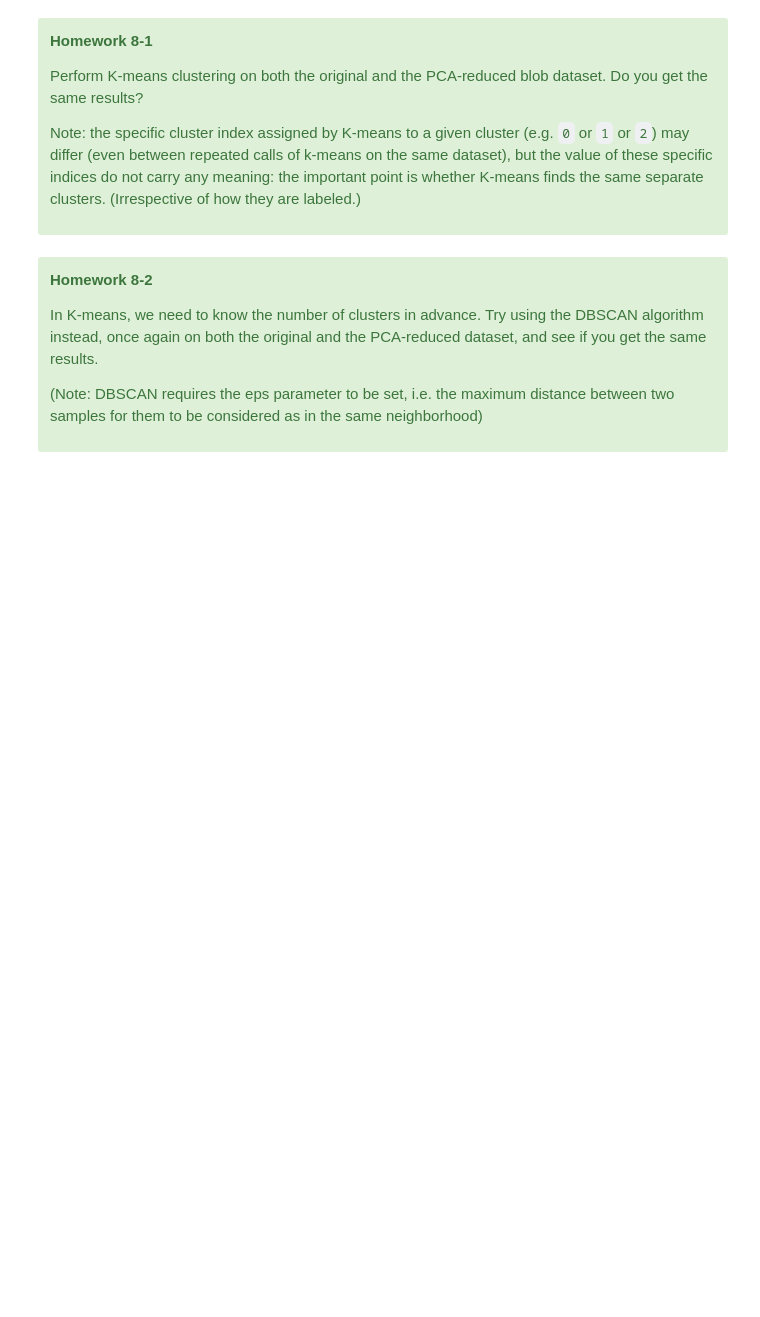
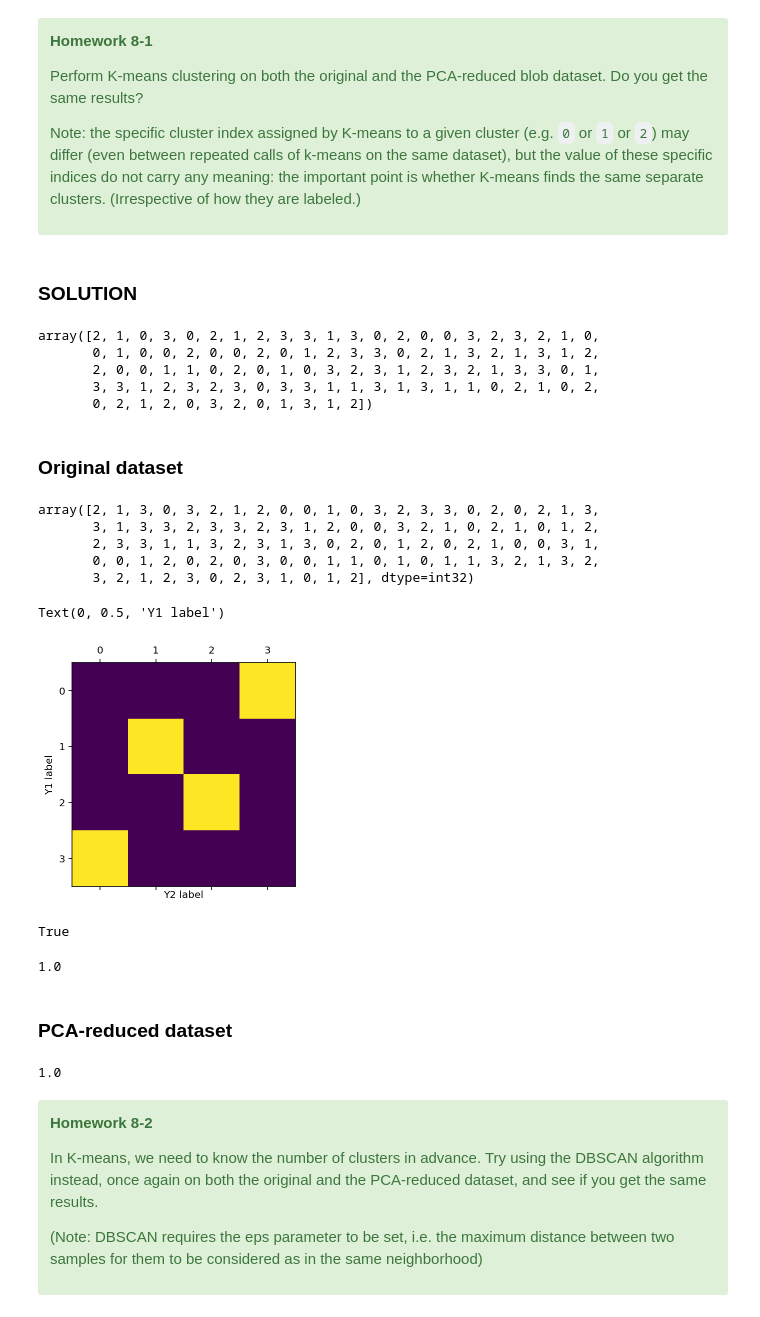
Before and after one commit to uspas/2020_optimization_and_ml, a Jupyter notebook: lab_solutions/lab_08/lab_08_solution.ipynb, the cells around one changed output. Cells and saved outputs as stored; diff of their text form; code cells hidden in the pictures; blank space fills up the shorter version.

Commit message:
Add lab 8 with homework solution

```diff
--- a/lab_solutions/lab_08/lab_08_solution.ipynb
+++ b/lab_solutions/lab_08/lab_08_solution.ipynb
@@ -553,3 +551,58 @@ Note: the specific cluster index assigned by K-means to a given cluster (e.g. `0
+# %% [markdown]
+### SOLUTION
+# %%
+# Recall the true labels
+Y1
+# %% [output]
+array([2, 1, 0, 3, 0, 2, 1, 2, 3, 3, 1, 3, 0, 2, 0, 0, 3, 2, 3, 2, 1, 0,
+       0, 1, 0, 0, 2, 0, 0, 2, 0, 1, 2, 3, 3, 0, 2, 1, 3, 2, 1, 3, 1, 2,
+       2, 0, 0, 1, 1, 0, 2, 0, 1, 0, 3, 2, 3, 1, 2, 3, 2, 1, 3, 3, 0, 1,
+       3, 3, 1, 2, 3, 2, 3, 0, 3, 3, 1, 1, 3, 1, 3, 1, 1, 0, 2, 1, 0, 2,
+       0, 2, 1, 2, 0, 3, 2, 0, 1, 3, 1, 2])
+# %% [markdown]
+### Original dataset
+# %%
+# K-means on the original data
+kmeans = KMeans(n_clusters=4).fit(X1)
+Y2 = kmeans.labels_
+Y2
+# %% [output]
+array([2, 1, 3, 0, 3, 2, 1, 2, 0, 0, 1, 0, 3, 2, 3, 3, 0, 2, 0, 2, 1, 3,
+       3, 1, 3, 3, 2, 3, 3, 2, 3, 1, 2, 0, 0, 3, 2, 1, 0, 2, 1, 0, 1, 2,
+       2, 3, 3, 1, 1, 3, 2, 3, 1, 3, 0, 2, 0, 1, 2, 0, 2, 1, 0, 0, 3, 1,
+       0, 0, 1, 2, 0, 2, 0, 3, 0, 0, 1, 1, 0, 1, 0, 1, 1, 3, 2, 1, 3, 2,
+       3, 2, 1, 2, 3, 0, 2, 3, 1, 0, 1, 2], dtype=int32)
+# %%
+# How would you compare these? Here is a naive way of getting the cipher
+counts = np.zeros((4,4))
+for i1, i2 in zip(Y1, Y2):
+    counts[i1, i2] += 1
+decode2 = {i:counts[i,:].argmax() for i in range(4)}
+plt.matshow(counts)
+plt.xlabel('Y2 label')
+plt.ylabel('Y1 label')
+# %% [output]
+Text(0, 0.5, 'Y1 label')
+[figure, added]
+# %%
+# Are they all the same? Yes
+np.all(np.array([decode2[i] for i in Y1]) == Y2)
+# %% [output]
+True
+# %%
+# This is a better method to compare the labels. 1.0 => perfect labeling
+from sklearn.metrics import adjusted_rand_score
+adjusted_rand_score(Y1, Y2)
+# %% [output]
+1.0
+# %% [markdown]
+### PCA-reduced dataset
+# %%
+# Do the same on the PCA reduced data. Again, this is perfect labeling
+Y3 = KMeans(n_clusters=4, random_state=0).fit(pc).labels_
+adjusted_rand_score(Y1, Y3)
+# %% [output]
+1.0
 # %% [markdown]
 <div class="alert alert-block alert-success">
 
```
Also changed, not shown: parts of 26 cells of this notebook.
